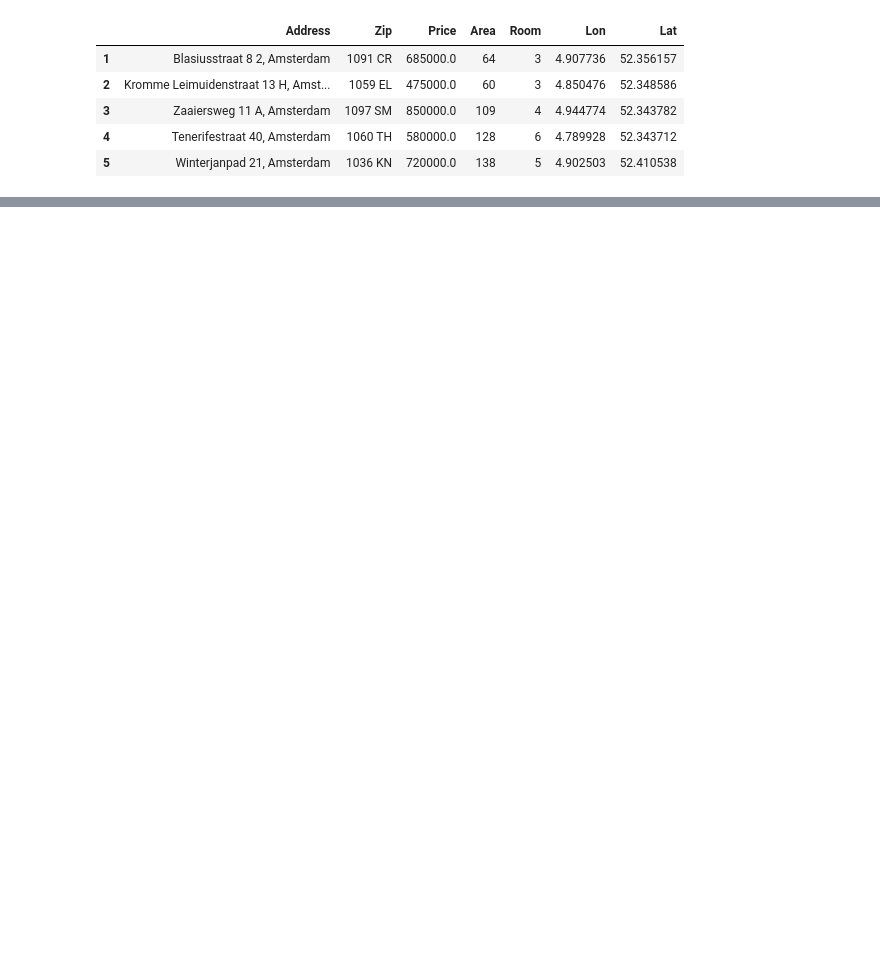
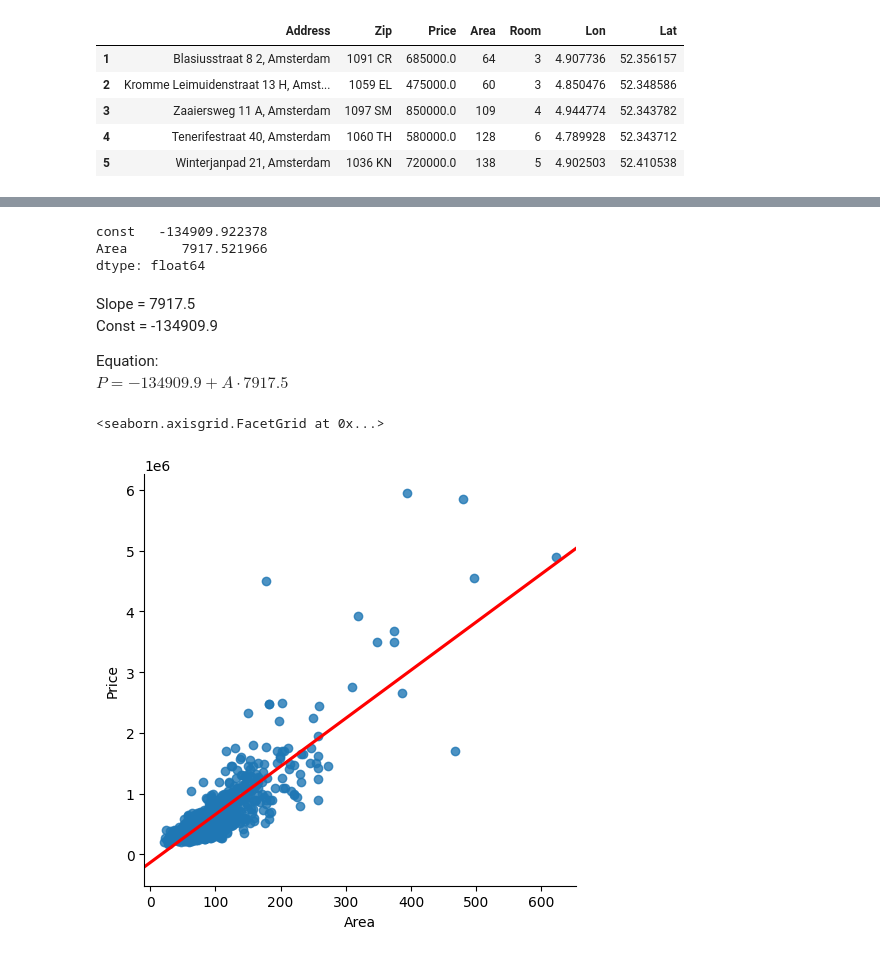
Before and after one commit to pcs03/foe-exercises, a Jupyter notebook: statistics/ws2/ws2.ipynb, the cells around one changed output, grey strips where cells are left out. Cells and saved outputs as stored; diff of their text form; code cells hidden in the pictures; blank space fills up the shorter version.

```diff
--- a/statistics/ws2/ws2.ipynb
+++ b/statistics/ws2/ws2.ipynb
@@ -46,0 +62,4 @@ df.head()
+# %%
+df = df[df['Price'].notna()]
+print(df.isna().sum())
+print(df.shape)
@@ -46,0 +122,18 @@ df.head()
+# %%
+params = model.params
+params
+# %% [output]
+const   -134909.922378
+Area       7917.521966
+dtype: float64
+# %% [markdown]
+Slope = 7917.5\
+Const = -134909.9
+
+Equation:\
+$P = -134909.9 + A \cdot 7917.5$
+# %%
+sns.lmplot(data=df, x="Area", y="Price", line_kws={'color': 'red'}, ci=None, truncate=False)
+# %% [output]
+<seaborn.axisgrid.FacetGrid at 0x...>
+[figure, added]
```
Also changed, not shown: parts of 32 cells of this notebook, 9 other files.
